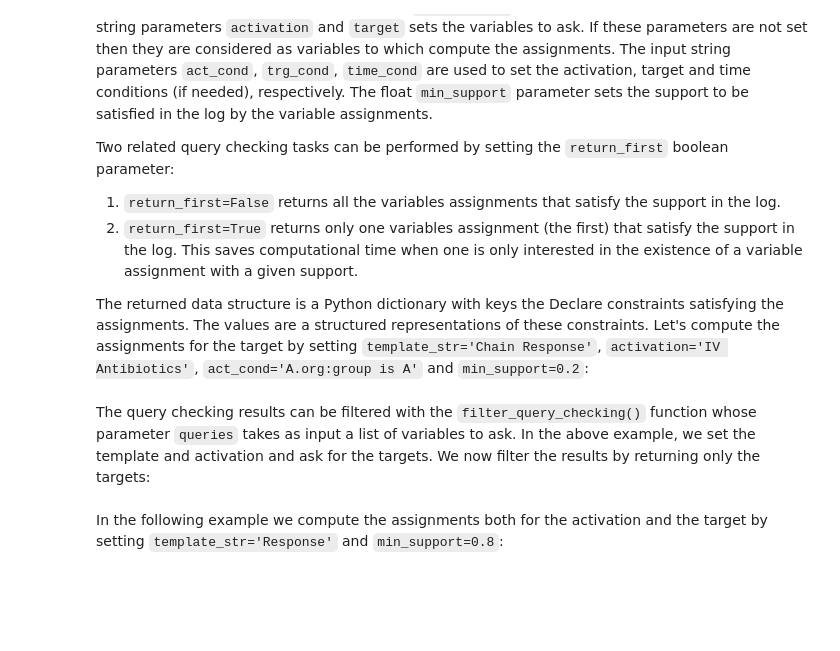
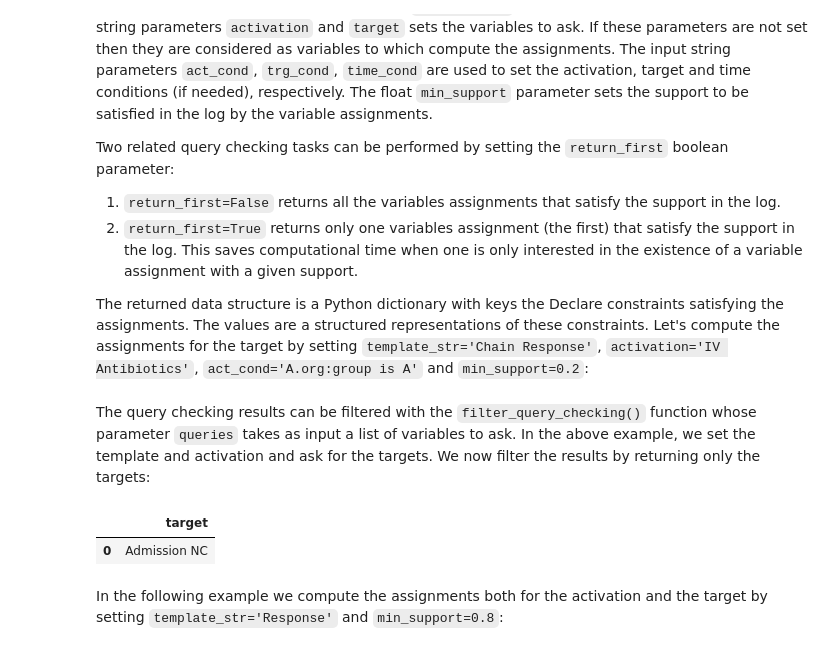
Before and after one commit to unibz-tessaris/Declare4Py, a Jupyter notebook: tutorials/query_checking.ipynb, the cells around one changed output. Cells and saved outputs as stored; diff of their text form; code cells hidden in the pictures; blank space fills up the shorter version.

```diff
--- a/tutorials/query_checking.ipynb
+++ b/tutorials/query_checking.ipynb
@@ -43,16 +29,15 @@ Two related query checking tasks can be performed by setting the `return_first`
 
 The returned data structure is a Python dictionary with keys the Declare constraints satisfying the assignments. The values are a structured representations of these constraints. Let's compute the assignments for the target by setting `template_str='Chain Response'`, `activation='IV Antibiotics'`, `act_cond='A.org:group is A'` and `min_support=0.2`:
 # %%
-res_1 = d4py.query_checking(consider_vacuity=True, template_str='Chain Response', activation='IV Antibiotics', act_cond='A.org:group is A', min_support=0.2, return_first=False)
-
-# exploring the results
-for k, v in res_1.items():
-    print(f"{k} -> {v}")
+query_checker = QueryChecker(log=event_log, consider_vacuity=False, template='Chain Response', activation='IV Antibiotics', activation_condition='A.org:group is A', min_support=0.2, activity_attribute="concept:name", return_first=False)
+query_check_res: ResultsBrowser = query_checker.run()
 # %% [markdown]
 The query checking results can be filtered with the `filter_query_checking()` function whose parameter `queries` takes as input a list of variables to ask. In the above example, we set the template and activation and ask for the targets. We now filter the results by returning only the targets:
 # %%
-for tg in d4py.filter_query_checking(queries=['target']):
-    print(tg)
+query_check_res.filter_query_checking(queries=['target'])
+# %% [output]
+|  | target |
+| 0 | Admission NC |
 # %% [markdown]
 In the following example we compute the assignments both for the activation and the target by setting `template_str='Response'` and `min_support=0.8`:
 # %%
```
Also changed, not shown: parts of 7 cells of this notebook, 20 other files.
